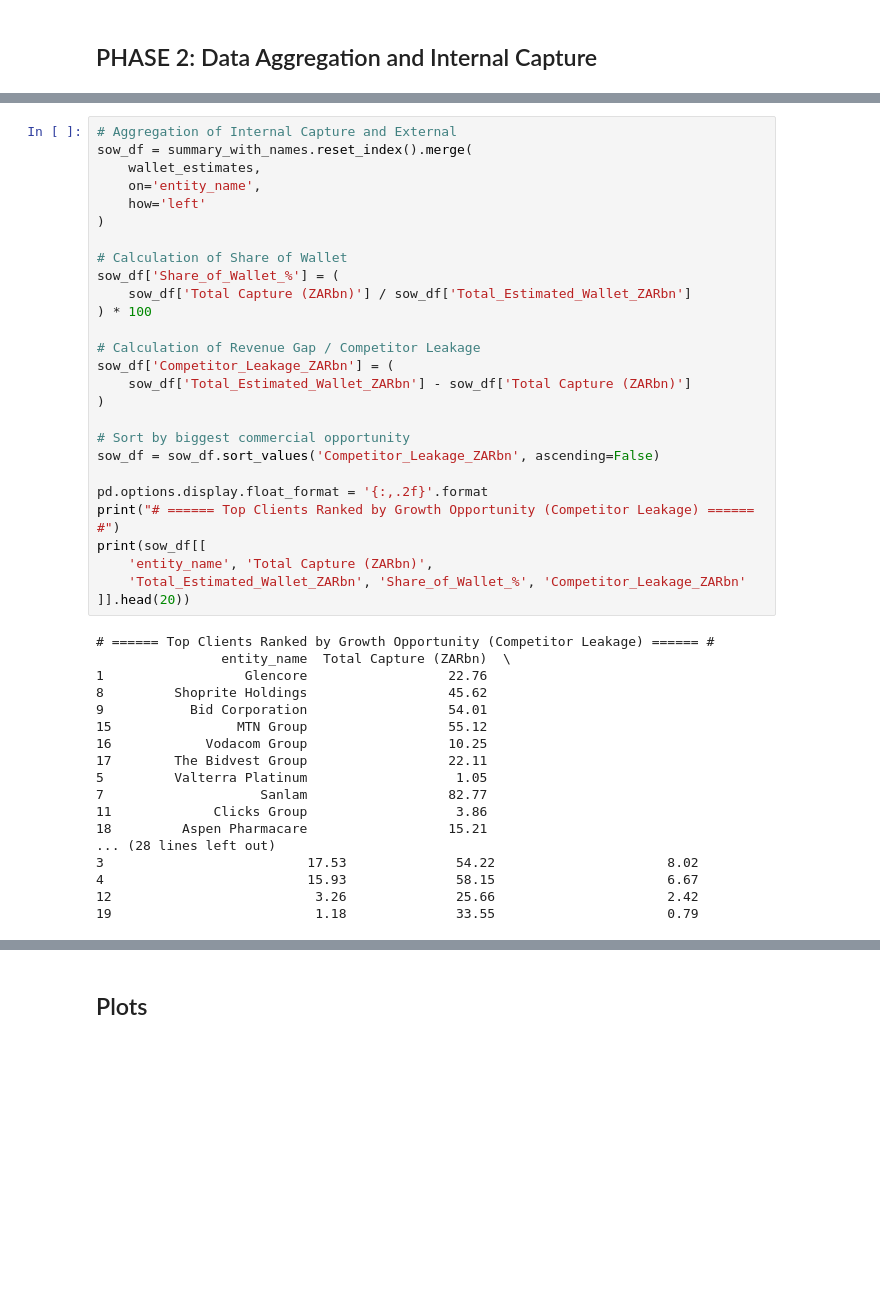
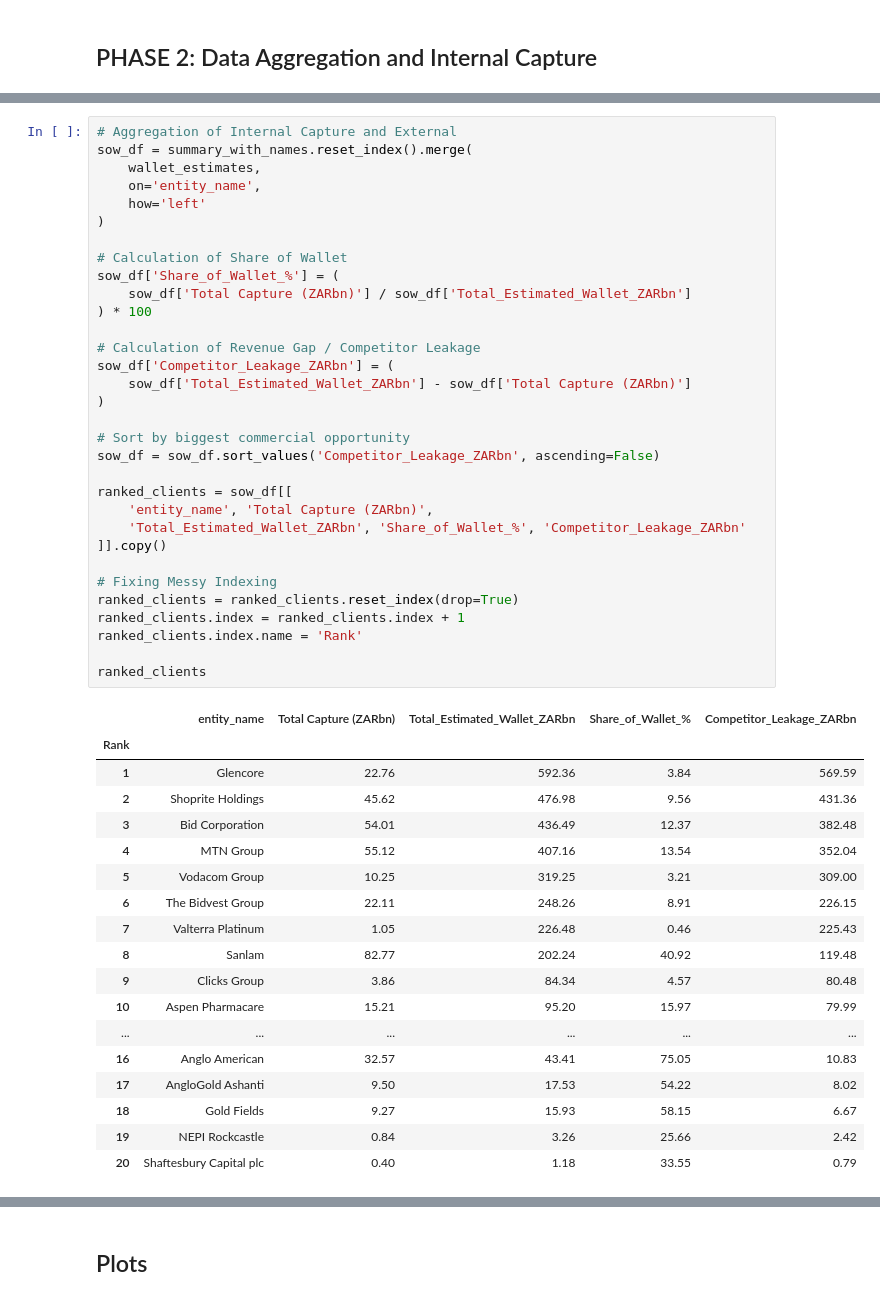
Before and after one commit to Jihad-Johaar/Data-Hackathon, a Jupyter notebook: Data_Analysis.ipynb, the cells around one changed output, grey strips where cells are left out. Cells and saved outputs as stored; diff of their text form; blank space fills up the shorter version.

```diff
--- a/Data_Analysis.ipynb
+++ b/Data_Analysis.ipynb
@@ -450,45 +427,51 @@ print(wallet_estimates.head())
 # %%
 # Aggregation of Internal Capture and External
 sow_df = summary_with_names.reset_index().merge(
     wallet_estimates,
     on='entity_name',
     how='left'
 )
 
 # Calculation of Share of Wallet
 sow_df['Share_of_Wallet_%'] = (
     sow_df['Total Capture (ZARbn)'] / sow_df['Total_Estimated_Wallet_ZARbn']
 ) * 100
 
 # Calculation of Revenue Gap / Competitor Leakage
 sow_df['Competitor_Leakage_ZARbn'] = (
     sow_df['Total_Estimated_Wallet_ZARbn'] - sow_df['Total Capture (ZARbn)']
 )
 
 # Sort by biggest commercial opportunity
 sow_df = sow_df.sort_values('Competitor_Leakage_ZARbn', ascending=False)
 
-pd.options.display.float_format = '{:,.2f}'.format
-print("# ====== Top Clients Ranked by Growth Opportunity (Competitor Leakage) ====== #")
-print(sow_df[[
+ranked_clients = sow_df[[
     'entity_name', 'Total Capture (ZARbn)',
     'Total_Estimated_Wallet_ZARbn', 'Share_of_Wallet_%', 'Competitor_Leakage_ZARbn'
-]].head(20))
+]].copy()
+
+# Fixing Messy Indexing
+ranked_clients = ranked_clients.reset_index(drop=True)
+ranked_clients.index = ranked_clients.index + 1
+ranked_clients.index.name = 'Rank'
+
+ranked_clients
 # %% [output]
-# ====== Top Clients Ranked by Growth Opportunity (Competitor Leakage) ====== #
-                entity_name  Total Capture (ZARbn)  \
-1                  Glencore                  22.76
-8         Shoprite Holdings                  45.62
-9           Bid Corporation                  54.01
-15                MTN Group                  55.12
-16            Vodacom Group                  10.25
-17        The Bidvest Group                  22.11
-5         Valterra Platinum                   1.05
-7                    Sanlam                  82.77
-11             Clicks Group                   3.86
-18         Aspen Pharmacare                  15.21
-... (28 lines left out)
-3                          17.53              54.22                      8.02
-4                          15.93              58.15                      6.67
-12                          3.26              25.66                      2.42
-19                          1.18              33.55                      0.79
+|  | entity_name | Total Capture (ZARbn) | Total_Estimated_Wallet_ZARbn | Share_of_Wallet_% | Competitor_Leakage_ZARbn |
+| Rank |  |  |  |  |  |
+| 1 | Glencore | 22.76 | 592.36 | 3.84 | 569.59 |
+| 2 | Shoprite Holdings | 45.62 | 476.98 | 9.56 | 431.36 |
+| 3 | Bid Corporation | 54.01 | 436.49 | 12.37 | 382.48 |
+| 4 | MTN Group | 55.12 | 407.16 | 13.54 | 352.04 |
+| 5 | Vodacom Group | 10.25 | 319.25 | 3.21 | 309.00 |
+| 6 | The Bidvest Group | 22.11 | 248.26 | 8.91 | 226.15 |
+| 7 | Valterra Platinum | 1.05 | 226.48 | 0.46 | 225.43 |
+| 8 | Sanlam | 82.77 | 202.24 | 40.92 | 119.48 |
+| 9 | Clicks Group | 3.86 | 84.34 | 4.57 | 80.48 |
+| 10 | Aspen Pharmacare | 15.21 | 95.20 | 15.97 | 79.99 |
+| ... | ... | ... | ... | ... | ... |
+| 16 | Anglo American | 32.57 | 43.41 | 75.05 | 10.83 |
+| 17 | AngloGold Ashanti | 9.50 | 17.53 | 54.22 | 8.02 |
+| 18 | Gold Fields | 9.27 | 15.93 | 58.15 | 6.67 |
+| 19 | NEPI Rockcastle | 0.84 | 3.26 | 25.66 | 2.42 |
+| 20 | Shaftesbury Capital plc | 0.40 | 1.18 | 33.55 | 0.79 |
```
Also changed, not shown: parts of 8 cells of this notebook.
